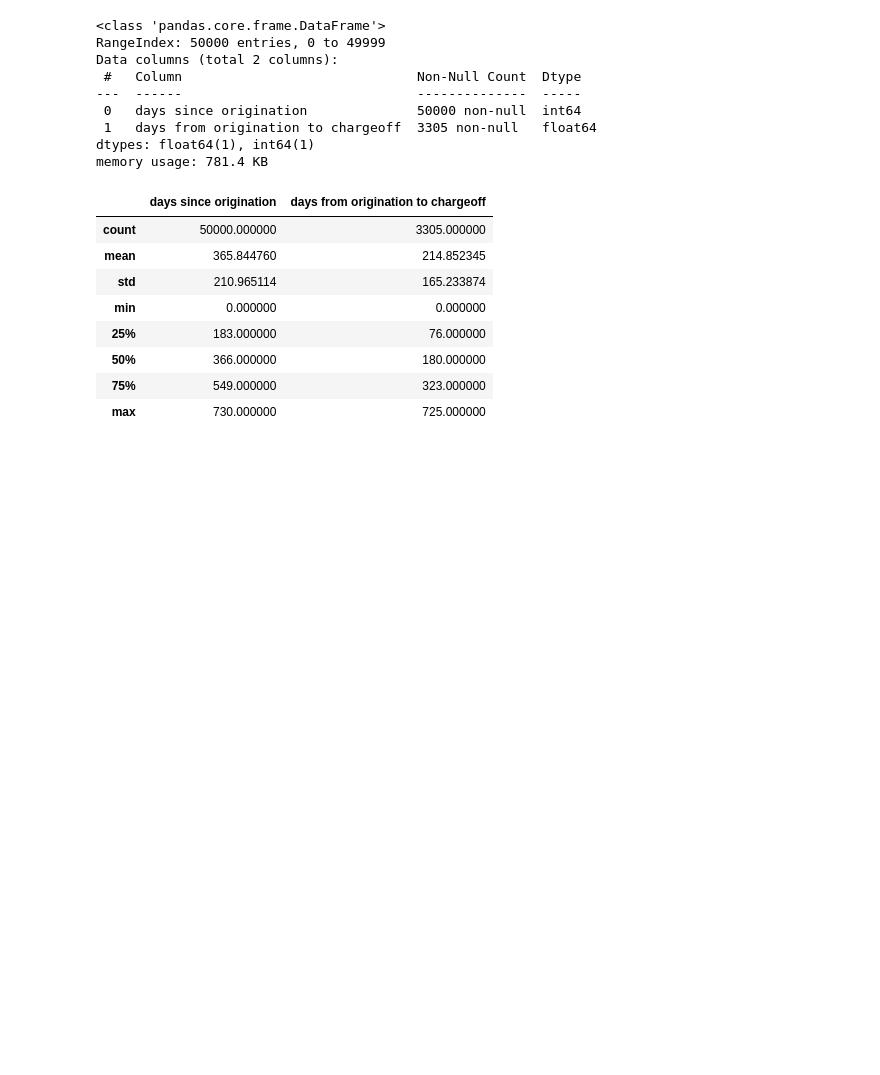
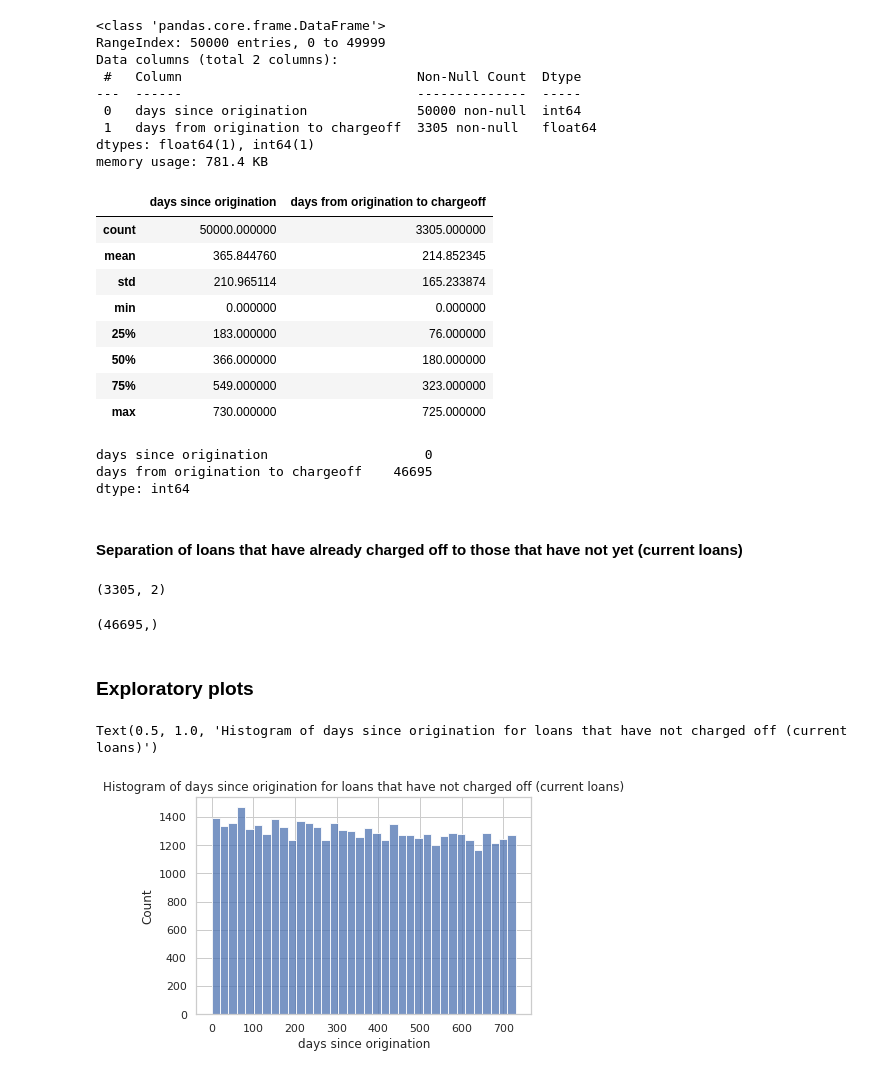
Before and after one commit to NLSanyu/assessment-data-science, a Jupyter notebook: loan_charge_off.ipynb, the cells around one changed output. Saved outputs shown, nothing was run; the diff lists cells and outputs as text; code cells hidden in the pictures; blank space fills up the shorter version.

Commit message:
Explore data with plots

```diff
--- a/loan_charge_off.ipynb
+++ b/loan_charge_off.ipynb
@@ -5,3 +7,5 @@ import pandas as pd
+# %%
+sns.set_theme(style='whitegrid')
 # %%
 loan_df = pd.read_csv('loan_timing.csv')
 loan_df.head()
@@ -36,3 +42,33 @@ loan_df.describe()
 | 50% | 366.000000 | 180.000000 |
 | 75% | 549.000000 | 323.000000 |
 | max | 730.000000 | 725.000000 |
+# %%
+loan_df.isnull().sum()
+# %% [output]
+days since origination                    0
+days from origination to chargeoff    46695
+dtype: int64
+# %% [markdown]
+#### Separation of loans that have already charged off to those that have not yet (current loans)
+# %%
+charged_off_loans = loan_df[loan_df['days from origination to chargeoff'].notna()]
+charged_off_loans.shape
+# %% [output]
+(3305, 2)
+# %%
+current_loans = loan_df[loan_df['days from origination to chargeoff'].isna()]
+current_loans = current_loans['days since origination']
+current_loans.shape
+# %% [output]
+(46695,)
+# %% [markdown]
+### Exploratory plots
+# %%
+fig, ax = plt.subplots(nrows=1, ncols=1)
+ax = sns.histplot(
+    data=current_loans
+)
+ax.set_title('Histogram of days since origination for loans that have not charged off (current loans)')
+# %% [output]
+Text(0.5, 1.0, 'Histogram of days since origination for loans that have not charged off (current loans)')
+[figure, added]
```
Also changed, not shown: parts of 6 cells of this notebook.
